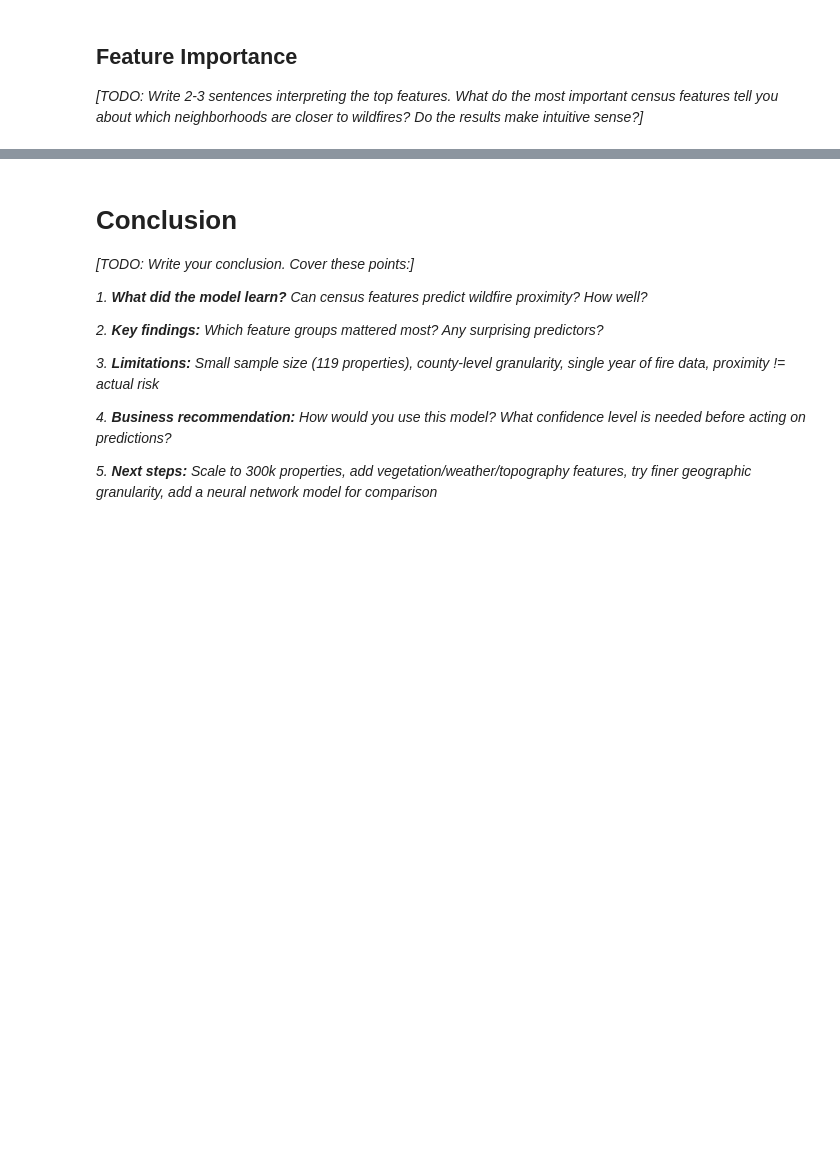
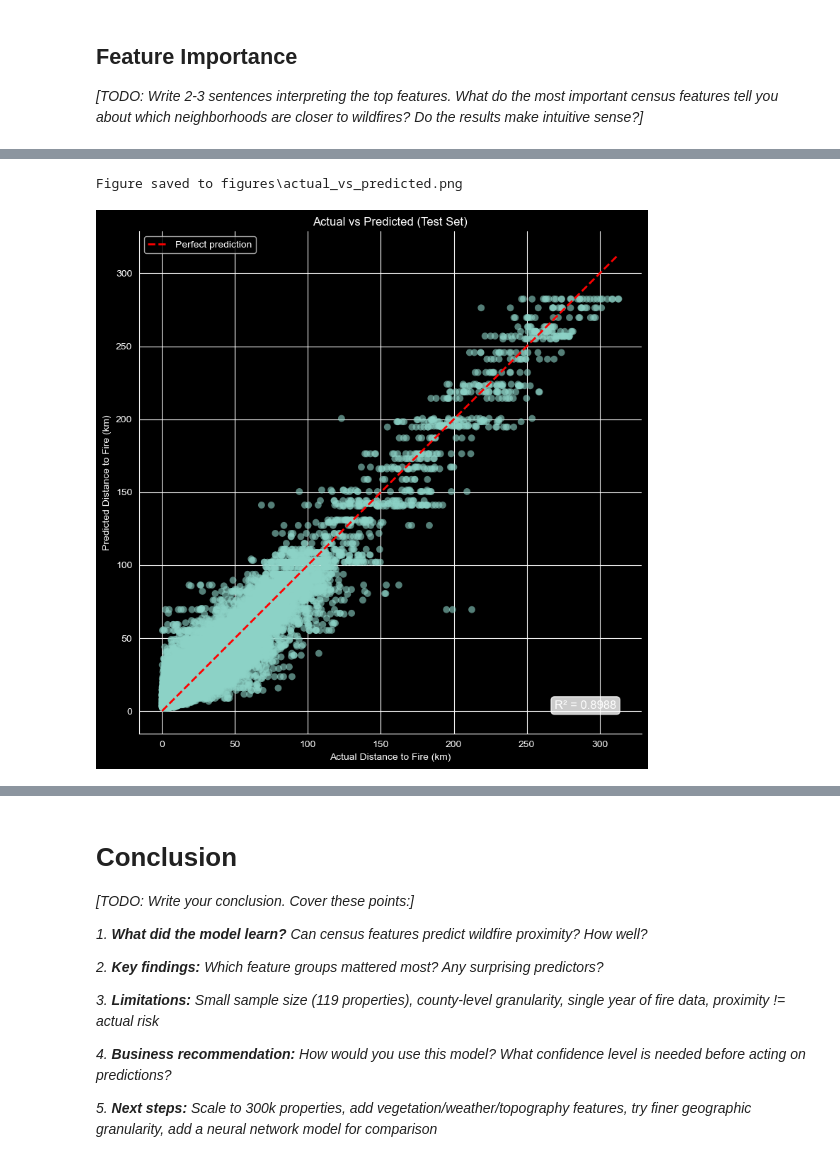
Before and after one commit to BaconBaconBacon/Data-Science-Portfolio, a Jupyter notebook: Python/Machine Learning/ML Property Wildfire Risk/fire_risk_ML.ipynb, the cells around one changed output, grey strips where cells are left out. Saved outputs shown, nothing was run; the diff lists cells and outputs as text; code cells hidden in the pictures; blank space fills up the shorter version.

```diff
--- a/Python/Machine Learning/ML Property Wildfire Risk/fire_risk_ML.ipynb
+++ b/Python/Machine Learning/ML Property Wildfire Risk/fire_risk_ML.ipynb
@@ -288,16 +330,18 @@ fig_importance
 # %%
 # Actual vs Predicted scatter plot
 y_pred = best_model.predict(X_test)
 
 fig_scatter = visualize.plot_actual_vs_predicted(
     y_test.values,
     y_pred,
     title="Actual vs Predicted (Test Set)",
     xlabel="Actual Distance to Fire (km)",
     ylabel="Predicted Distance to Fire (km)",
     save_path=Path("figures/actual_vs_predicted.png")
 )
-fig_scatter
+# %% [output]
+Figure saved to figures\actual_vs_predicted.png
+[figure, added]
 # %%
 model_path = Path("Models") / "best_model.pkl"
 train.save_model(best_model, model_path, pipeline=pipeline, feature_names=feature_names)
```
Also changed, not shown: parts of 16 cells of this notebook, 4 other files.
